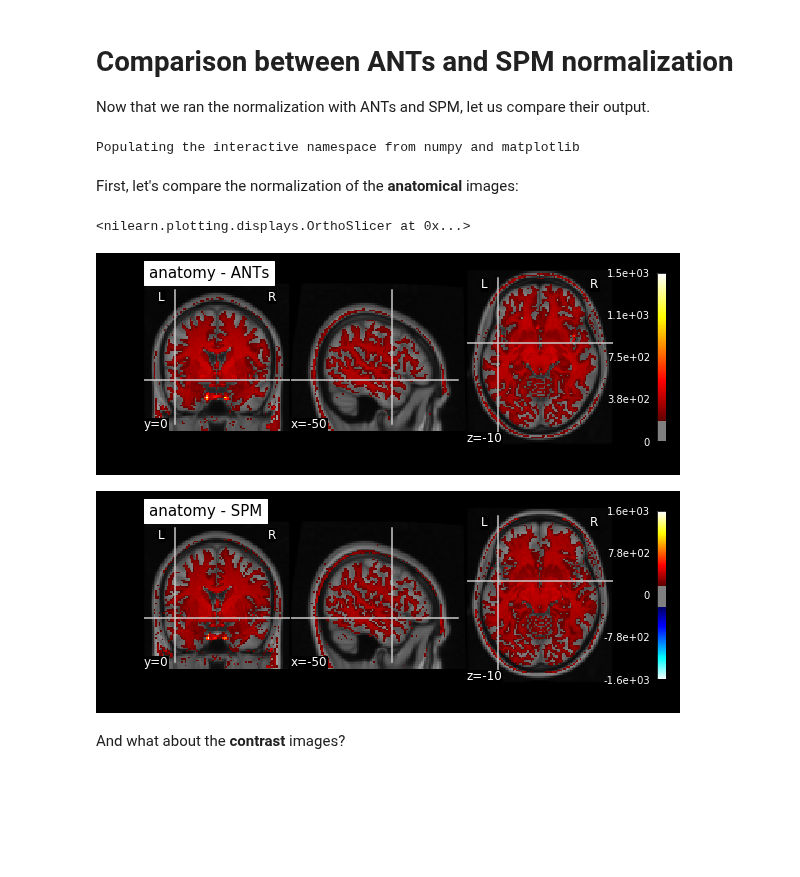
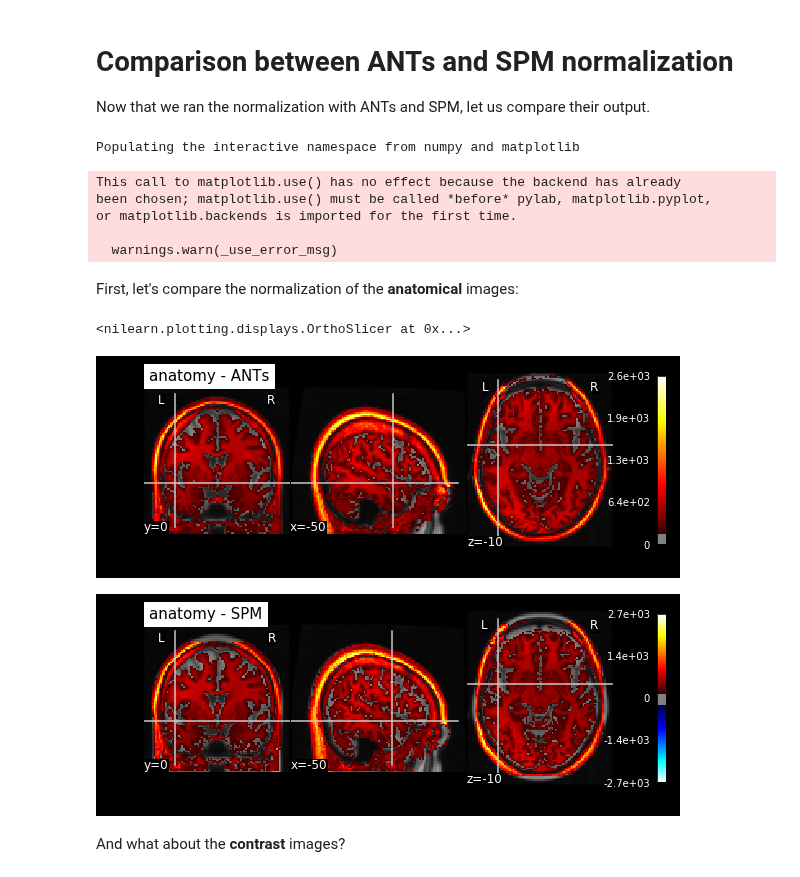
Before and after one commit to miykael/nipype_tutorial, a Jupyter notebook: notebooks/example_normalize.ipynb, the cells around one changed output. Cells and saved outputs as stored; diff of their text form; code cells hidden in the pictures; blank space fills up the shorter version.

Commit message:
updating example_normalize, but had to copied some files from Michael container, see my nites DJ:

```diff
--- a/notebooks/example_normalize.ipynb
+++ b/notebooks/example_normalize.ipynb
@@ -281,22 +316,28 @@ Now that we ran the normalization with ANTs and SPM, let us compare their output
 # %%
 %pylab inline
 from nilearn.plotting import plot_stat_map
-anatimg = '/usr/share/fsl/data/standard/MNI152_T1_2mm.nii.gz'
+#anatimg = '/usr/share/fsl/data/standard/MNI152_T1_2mm.nii.gz'
+anatimg = "/data/templates/fsl/MNI152_T1_2mm.nii.gz" #DJ: copied from Michael
 # %% [output]
 Populating the interactive namespace from numpy and matplotlib
+This call to matplotlib.use() has no effect because the backend has already
+been chosen; matplotlib.use() must be called *before* pylab, matplotlib.pyplot,
+or matplotlib.backends is imported for the first time.
+
+  warnings.warn(_use_error_msg)
 # %% [markdown]
 First, let's compare the normalization of the **anatomical** images:
 # %%
 plot_stat_map(
     '/data/antsdir/sub-01/transform_Warped.nii.gz', title='anatomy - ANTs',
     bg_img=anatimg, threshold=200, display_mode='ortho', cut_coords=(-50, 0, -10))
 plot_stat_map(
-    '/output/datasink/norm_spm/sub-01_fwhm4/wsub-01_T1w.nii', title='anatomy - SPM',
+    '/output/datasink/norm_spm/sub-01_fwhm4/wsub-01_ses-test_T1w.nii', title='anatomy - SPM',
     bg_img=anatimg, threshold=200, display_mode='ortho', cut_coords=(-50, 0, -10))
 # %% [output]
 <nilearn.plotting.displays.OrthoSlicer at 0x...>
-[figure, old version]
+[figure, new version]
-[figure, old version]
+[figure, new version]
 # %% [markdown]
 And what about the **contrast** images?
 # %%
```
Also changed, not shown: parts of 11 cells of this notebook.
